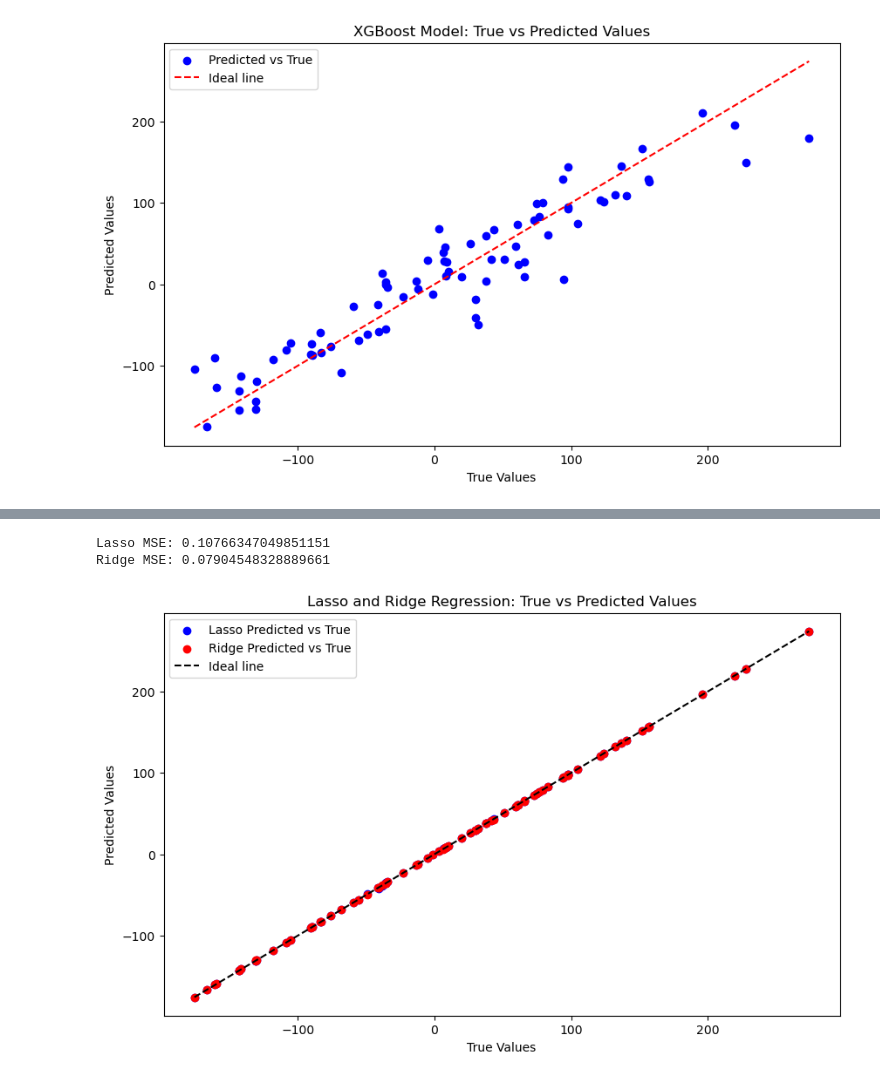
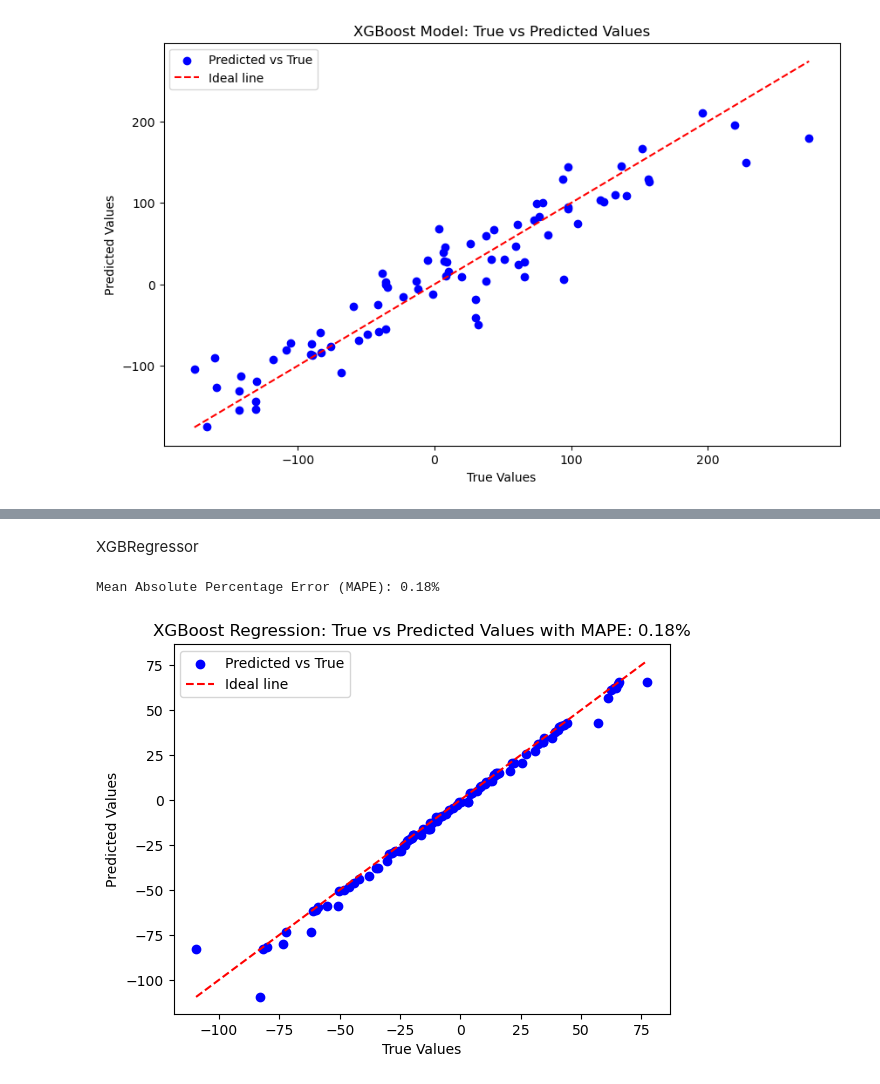
Before and after one commit to Babreucosta/CA2_Strategic_Thinking, a Jupyter notebook: CA 2 Strategic Thinking.ipynb, the cells around one changed output, grey strips where cells are left out. Saved outputs shown, nothing was run; the diff lists cells and outputs as text; code cells hidden in the pictures.

Commit message:
ML models
Applying some machine learning models.

```diff
--- a/CA 2 Strategic Thinking.ipynb
+++ b/CA 2 Strategic Thinking.ipynb
@@ -405,0 +497,4 @@ Lasso and Ridge Regression
+# %%
+df1 = df1.drop(['Unnamed: 0', 'room_shared', 'room_private', 'multi',
+             'biz', 'attr_index', 'attr_index_norm', 'rest_index', 'rest_index_norm',
+              'lng', 'lat'], axis=1)
@@ -405,0 +514,2 @@ Lasso and Ridge Regression
+# %%
+df1 = pd.get_dummies(df1, columns=['room_type', 'host_is_superhost'])
@@ -405,0 +594,2 @@ Lasso and Ridge Regression
+# %%
+df1 = df1.drop(['guest_satisfaction_overall', 'host_is_superhost_True', 'host_is_superhost_False'], axis=1)
@@ -405,0 +607,9 @@ Lasso and Ridge Regression
+# %%
+import pandas as pd
+from sklearn.model_selection import train_test_split
+
+# Assuming 'df' is your DataFrame, and 'target_column' is the name of your target variable
+# Define your feature matrix and target variable
+X = df1[['person_capacity','cleanliness_rating','bedrooms', 'dist', 'metro_dist', 'room_type_Entire home/apt',
+         'room_type_Private room', 'room_type_Shared room']]
+y = df1['realSum']  # Replace 'target_column' with your actual target variable name
@@ -406,47 +768,35 @@ Lasso and Ridge Regression
+# %% [markdown]
+XGBRegressor
 # %%
 import numpy as np
 import matplotlib.pyplot as plt
-from sklearn.datasets import make_regression
-from sklearn.model_selection import train_test_split, cross_val_predict, KFold
-from sklearn.linear_model import Lasso, Ridge
-from sklearn.metrics import mean_squared_error
+from sklearn.model_selection import KFold, cross_val_predict
+from xgboost import XGBRegressor
+from sklearn.metrics import mean_absolute_percentage_error
 
-# Generate some random data for demonstration
-X, y = make_regression(n_samples=100, n_features=4, noise=0.2, random_state=42)
+# Assume X and y are your feature matrix and target variable, respectively
 
-# Split the data into training and testing sets
-X_train, X_test, y_train, y_test = train_test_split(X, y, test_size=0.2, random_state=42)
+# Create an instance of the XGBoost Regressor model
+model = XGBRegressor()
 
 # Initialize KFold with 5 splits
 kf = KFold(n_splits=5, shuffle=True, random_state=42)
 
-# Create Lasso and Ridge Regression models
-lasso_model = Lasso(alpha=0.1)
-ridge_model = Ridge(alpha=0.1)
+# Perform k-fold cross-validation and get the predicted values
+y_pred = cross_val_predict(model, X, y, cv=kf)
 
-# Perform cross-validated predictions
-lasso_y_pred = cross_val_predict(lasso_model, X_train, y_train, cv=kf)
-ridge_y_pred = cross_val_predict(ridge_model, X_train, y_train, cv=kf)
-
-# Calculate mean squared errors
-lasso_mse = mean_squared_error(y_train, lasso_y_pred)
-ridge_mse = mean_squared_error(y_train, ridge_y_pred)
-
-# Print mean squared errors
-print("Lasso MSE:", lasso_mse)
-print("Ridge MSE:", ridge_mse)
+# Compute MAPE
+mape = mean_absolute_percentage_error(y, y_pred)
+print("Mean Absolute Percentage Error (MAPE): {:.2f}%".format(mape))
 
 # Plot the results
-plt.figure(figsize=(10, 6))
-plt.scatter(y_train, lasso_y_pred, color='b', label='Lasso Predicted vs True')
-plt.scatter(y_train, ridge_y_pred, color='r', label='Ridge Predicted vs True')
-plt.plot([y.min(), y.max()], [y.min(), y.max()], color='k', linestyle='--', label='Ideal line')
+plt.scatter(y, y_pred, color='b', label='Predicted vs True')
+plt.plot([y.min(), y.max()], [y.min(), y.max()], color='r', linestyle='--', label='Ideal line')
 plt.xlabel('True Values')
 plt.ylabel('Predicted Values')
-plt.title('Lasso and Ridge Regression: True vs Predicted Values')
+plt.title('XGBoost Regression: True vs Predicted Values with MAPE: {:.2f}%'.format(mape))
 plt.legend()
 plt.show()
 # %% [output]
-Lasso MSE: 0.10766347049851151
-Ridge MSE: 0.07904548328889661
+Mean Absolute Percentage Error (MAPE): 0.18%
-[figure, old version]
+[figure, new version]
```
Also changed, not shown: parts of 34 cells of this notebook.
